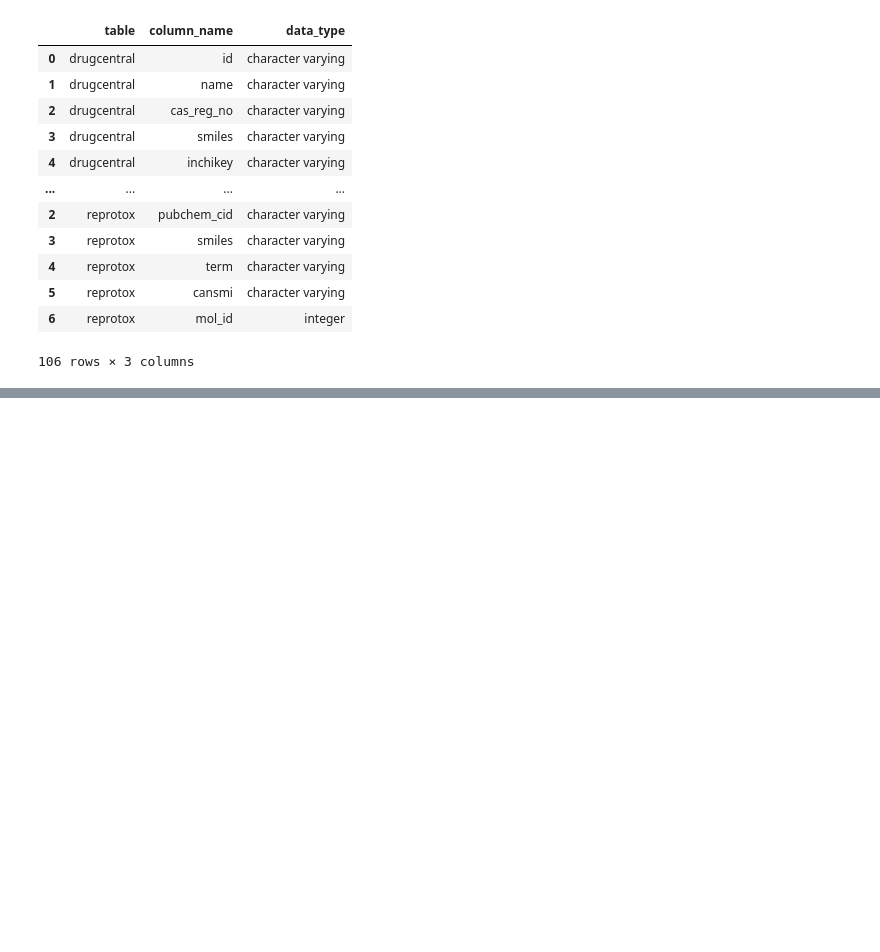
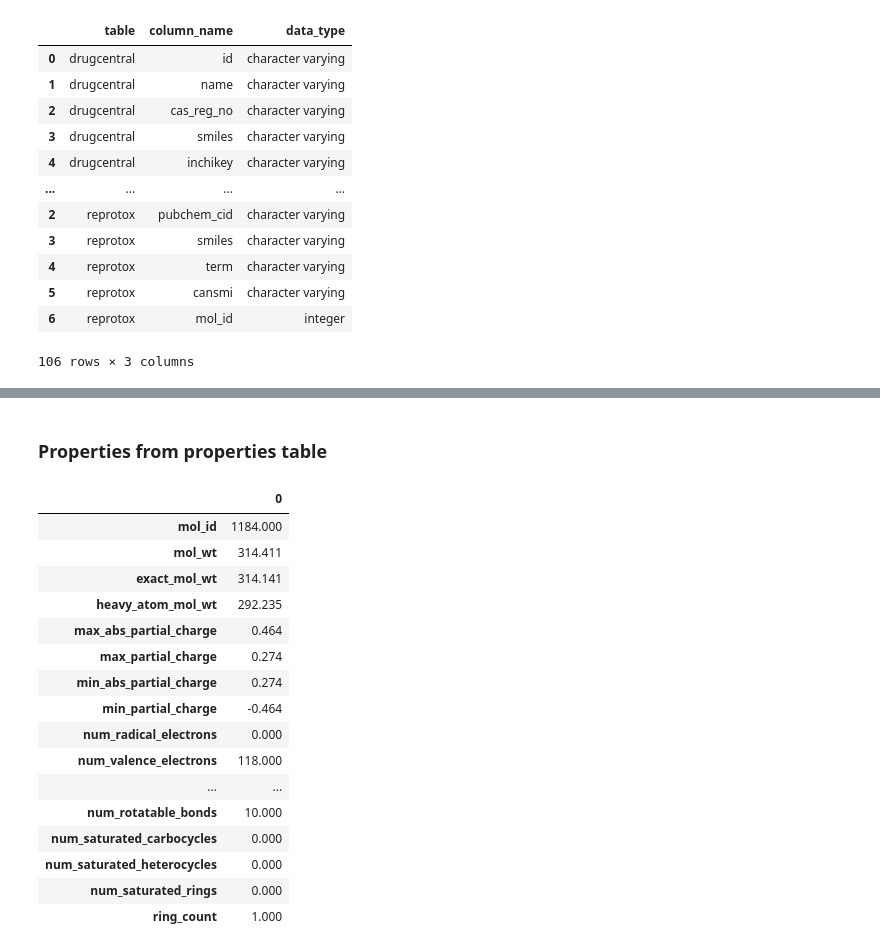
Before and after one commit to unmtransinfo/CFChemDb, a Jupyter notebook: notebooks/CFChemDb_Demo.ipynb, the cells around one changed output, grey strips where cells are left out. Drawn from its saved outputs; the diff is of its cells as text; code cells hidden in the pictures; blank space fills up the shorter version.

```diff
--- a/notebooks/CFChemDb_Demo.ipynb
+++ b/notebooks/CFChemDb_Demo.ipynb
@@ -63,0 +94,23 @@ properties.sort()
+# %% [markdown]
+### Properties from properties table
+# %%
+drug_props = pd.read_sql(f"SELECT * FROM properties p WHERE mol_id = {drug['mol_id'][0]}", dbcon)
+drug_props.transpose()
+# %% [output]
+|  | 0 |
+| mol_id | 1184.000 |
+| mol_wt | 314.411 |
+| exact_mol_wt | 314.141 |
+| heavy_atom_mol_wt | 292.235 |
+| max_abs_partial_charge | 0.464 |
+| max_partial_charge | 0.274 |
+| min_abs_partial_charge | 0.274 |
+| min_partial_charge | -0.464 |
+| num_radical_electrons | 0.000 |
+| num_valence_electrons | 118.000 |
+| ... | ... |
+| num_rotatable_bonds | 10.000 |
+| num_saturated_carbocycles | 0.000 |
+| num_saturated_heterocycles | 0.000 |
+| num_saturated_rings | 0.000 |
+| ring_count | 1.000 |
```
Also changed, not shown: parts of 10 cells of this notebook.
